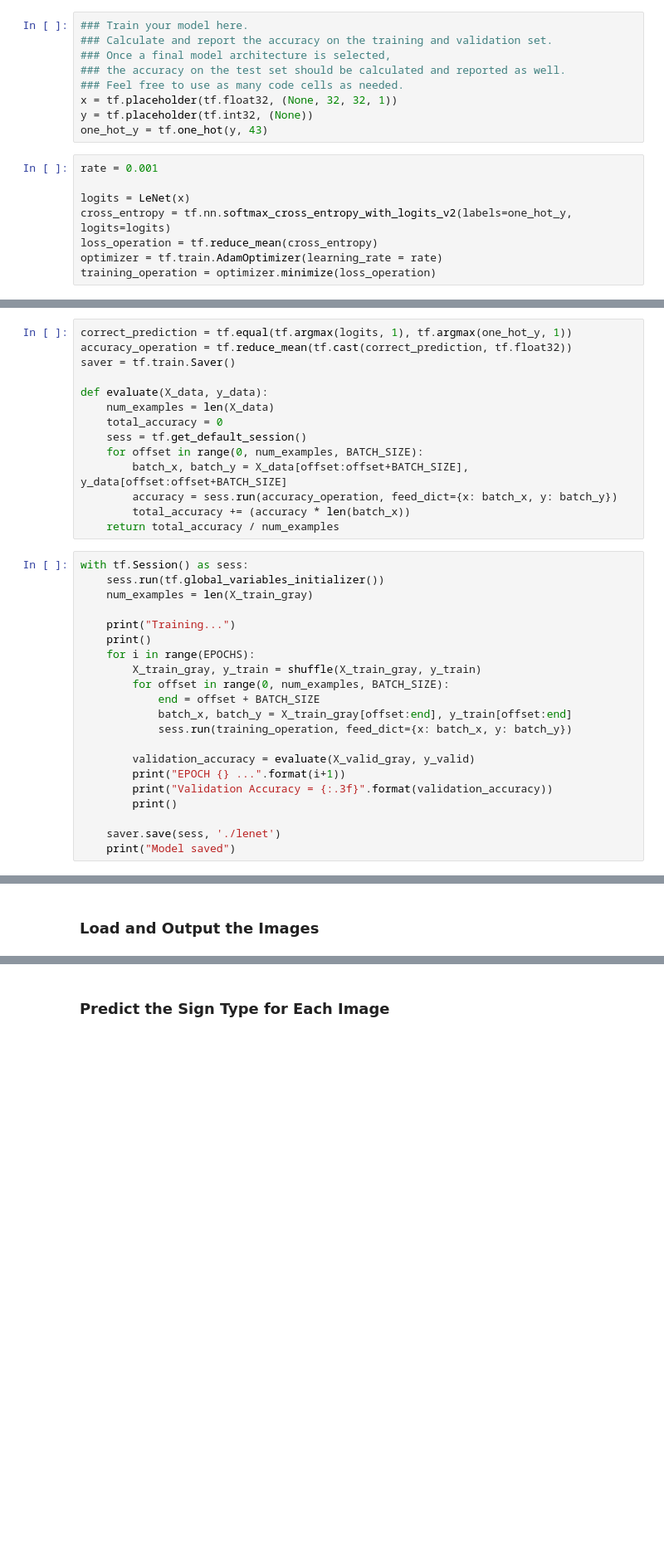
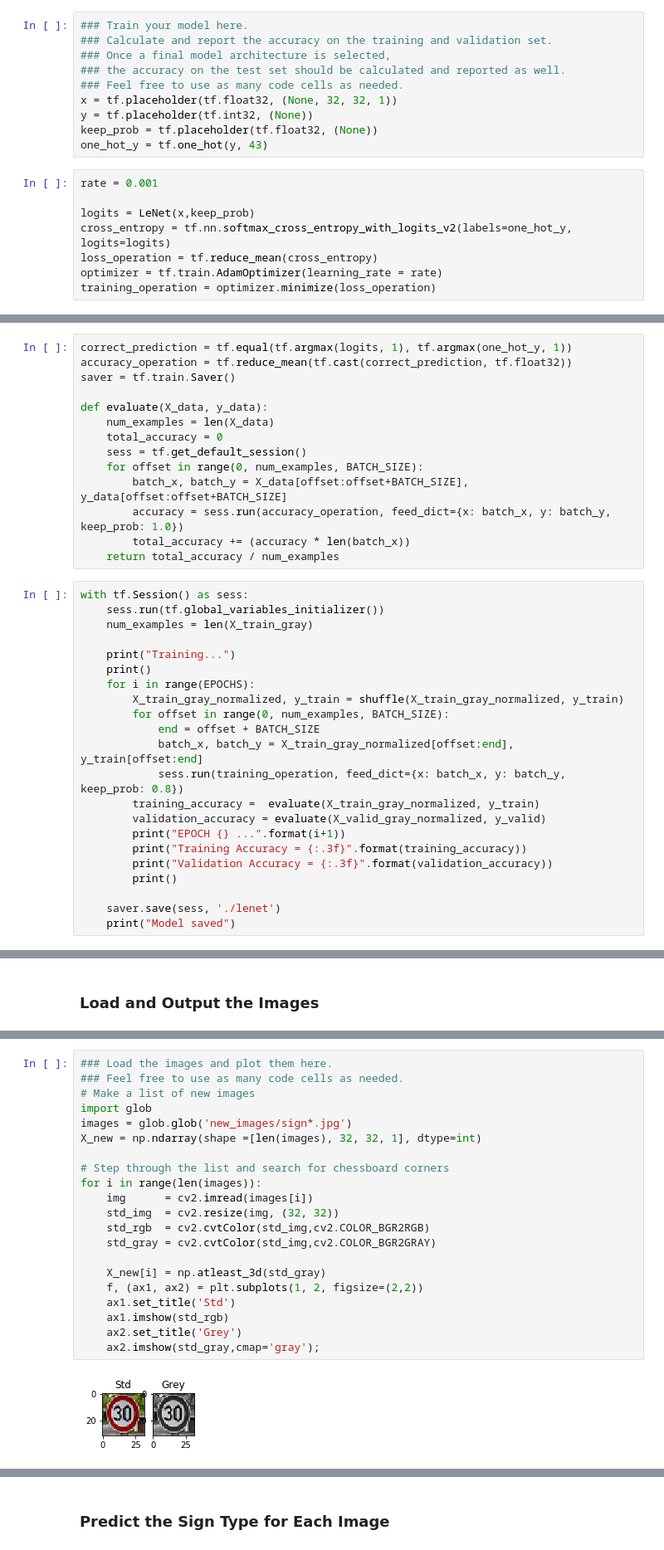
Before and after one commit to mehmety888/traffic_sign_classifier, a Jupyter notebook: Traffic_Sign_Classifier.ipynb, the cells around one changed output, grey strips where cells are left out. Shown: that part at 83% size. Cells and saved outputs as stored; diff of their text form; blank space fills up the shorter version.

Commit message:
feat: optimize model, test model with new images

```diff
--- a/Traffic_Sign_Classifier.ipynb
+++ b/Traffic_Sign_Classifier.ipynb
@@ -345,11 +339,12 @@ sets imply underfitting. A high accuracy on the training set but low accuracy on
 ### Feel free to use as many code cells as needed.
 x = tf.placeholder(tf.float32, (None, 32, 32, 1))
 y = tf.placeholder(tf.int32, (None))
+keep_prob = tf.placeholder(tf.float32, (None))
 one_hot_y = tf.one_hot(y, 43)
 # %%
 rate = 0.001
 
-logits = LeNet(x)
+logits = LeNet(x,keep_prob)
 cross_entropy = tf.nn.softmax_cross_entropy_with_logits_v2(labels=one_hot_y, logits=logits)
 loss_operation = tf.reduce_mean(cross_entropy)
 optimizer = tf.train.AdamOptimizer(learning_rate = rate)
@@ -365,7 +370,7 @@ def evaluate(X_data, y_data):
     sess = tf.get_default_session()
     for offset in range(0, num_examples, BATCH_SIZE):
         batch_x, batch_y = X_data[offset:offset+BATCH_SIZE], y_data[offset:offset+BATCH_SIZE]
-        accuracy = sess.run(accuracy_operation, feed_dict={x: batch_x, y: batch_y})
+        accuracy = sess.run(accuracy_operation, feed_dict={x: batch_x, y: batch_y, keep_prob: 1.0})
         total_accuracy += (accuracy * len(batch_x))
     return total_accuracy / num_examples
 # %%
@@ -376,14 +381,15 @@ with tf.Session() as sess:
     print("Training...")
     print()
     for i in range(EPOCHS):
-        X_train_gray, y_train = shuffle(X_train_gray, y_train)
+        X_train_gray_normalized, y_train = shuffle(X_train_gray_normalized, y_train)
         for offset in range(0, num_examples, BATCH_SIZE):
             end = offset + BATCH_SIZE
-            batch_x, batch_y = X_train_gray[offset:end], y_train[offset:end]
-            sess.run(training_operation, feed_dict={x: batch_x, y: batch_y})
-
-        validation_accuracy = evaluate(X_valid_gray, y_valid)
+            batch_x, batch_y = X_train_gray_normalized[offset:end], y_train[offset:end]
+            sess.run(training_operation, feed_dict={x: batch_x, y: batch_y, keep_prob: 0.8})
+        training_accuracy =  evaluate(X_train_gray_normalized, y_train)
+        validation_accuracy = evaluate(X_valid_gray_normalized, y_valid)
         print("EPOCH {} ...".format(i+1))
+        print("Training Accuracy = {:.3f}".format(training_accuracy))
         print("Validation Accuracy = {:.3f}".format(validation_accuracy))
         print()
 
@@ -422,0 +435,23 @@ You may find `signnames.csv` useful as it contains mappings from the class id (i
+# %%
+### Load the images and plot them here.
+### Feel free to use as many code cells as needed.
+# Make a list of new images
+import glob
+images = glob.glob('new_images/sign*.jpg')
+X_new = np.ndarray(shape =[len(images), 32, 32, 1], dtype=int)
+
+# Step through the list and search for chessboard corners
+for i in range(len(images)):
+    img      = cv2.imread(images[i])
+    std_img  = cv2.resize(img, (32, 32))
+    std_rgb  = cv2.cvtColor(std_img,cv2.COLOR_BGR2RGB)
+    std_gray = cv2.cvtColor(std_img,cv2.COLOR_BGR2GRAY)
+
+    X_new[i] = np.atleast_3d(std_gray)
+    f, (ax1, ax2) = plt.subplots(1, 2, figsize=(2,2))
+    ax1.set_title('Std')
+    ax1.imshow(std_rgb)
+    ax2.set_title('Grey')
+    ax2.imshow(std_gray,cmap='gray');
+# %% [output]
+[figure, added]
```
Also changed, not shown: parts of 16 cells of this notebook.
